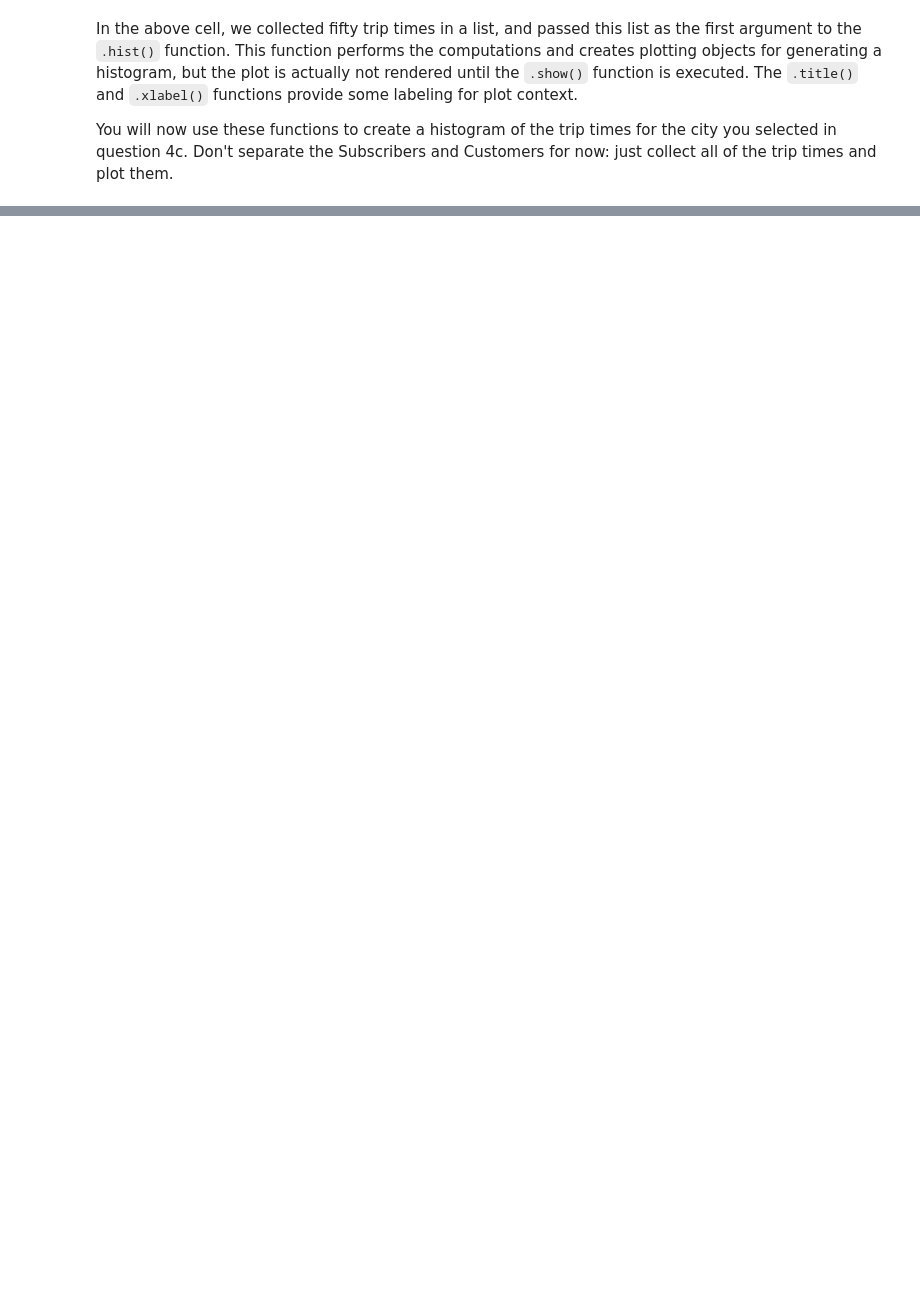
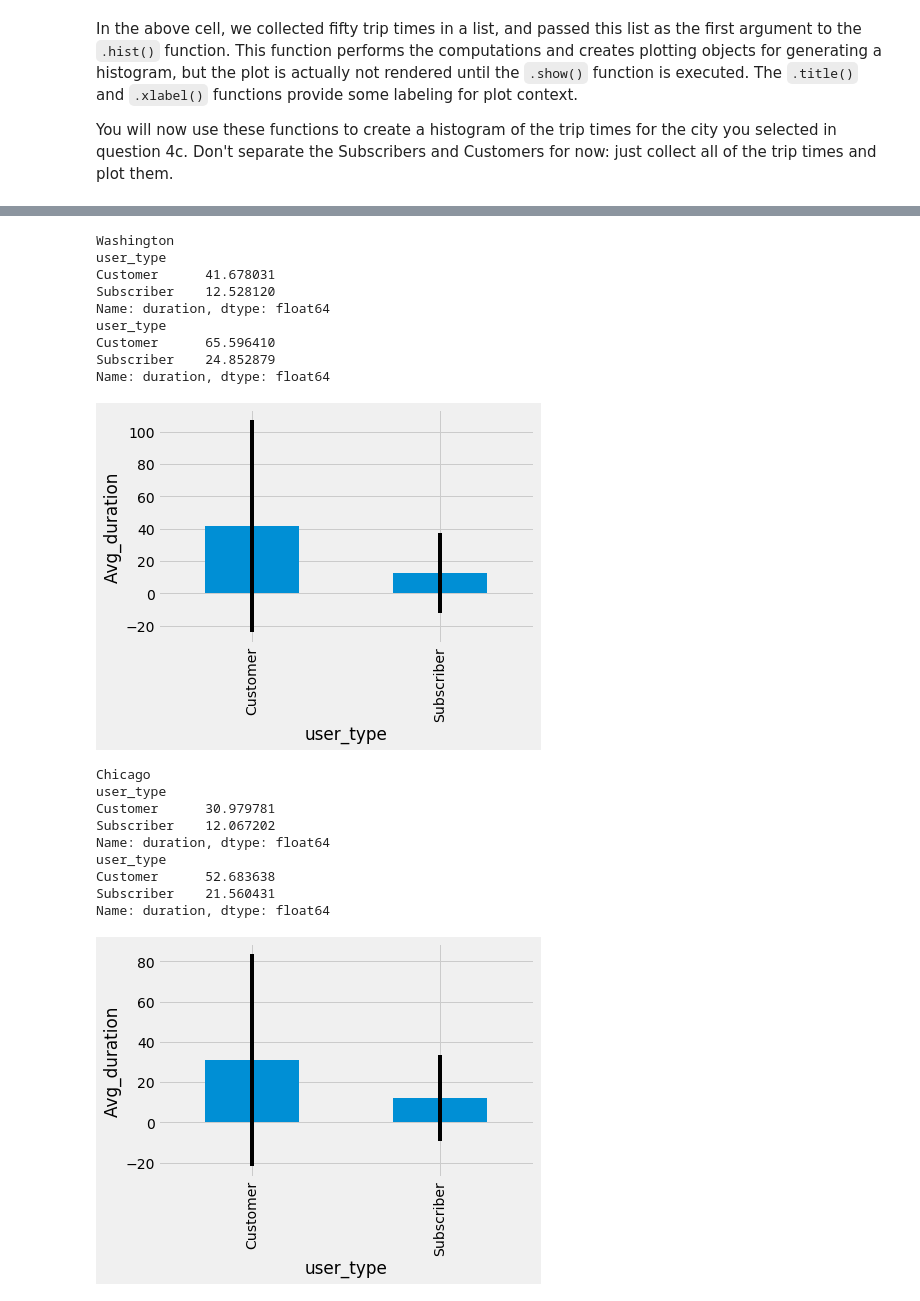
Before and after one commit to OsamaHamdyOsman/DAND_Udacity_Us_Bikeshare_analysis, a Jupyter notebook: Bike_Share_Analysis.ipynb, the cells around one changed output, grey strips where cells are left out. Drawn from its saved outputs; the diff is of its cells as text; code cells hidden in the pictures; blank space fills up the shorter version.

```diff
--- a/Bike_Share_Analysis.ipynb
+++ b/Bike_Share_Analysis.ipynb
@@ -681,0 +717,21 @@ You will now use these functions to create a histogram of the trip times for the
+# %%
+## Use this and additional cells to answer Question 5. ##
+## I prefere to make use of pandas dataframe structure when tackling visualization for ease of use.
+import pandas as pd
+
+def build_df_dicts(files_dict):
+
+    # initialize an empty dictionary to contain the dataframe for each city
+    dfs_dict = {}
+    for city, filename in files_dict.items():
+        print("\nCity: {}\n".format(city))
+        dfs_dict[city] = pd.read_csv(filename)
+
+        # Print the information of each dataframe to verify the function work
+        print (dfs_dict[city].info())
+
+    # Returing the dataframes' dictionary "dfs_dict"
+    return(dfs_dict)
+# %%
+# Verifying the functionalty of build_df_dicts and assigning the result to data_dict
+data_dict = build_df_dicts(cleaned_city_info)
@@ -681,0 +756,34 @@ You will now use these functions to create a histogram of the trip times for the
+# %%
+# plotting mean and standard deviation of the rides duration for each user type in the three cities.
+
+for city, df in data_dict.items():
+    print("\n" + city)
+    print(df.groupby('user_type').duration.mean())
+    print(df.groupby('user_type').duration.std())
+
+    # Plotting a bar chart for the mean duration of each user type and its pertinent standard deviations
+
+    df.groupby('user_type').duration.mean().plot.bar( yerr = df.groupby('user_type').duration.std())
+    plt.ylabel('Avg_duration')
+    plt.show()
+# %% [output]
+Washington
+user_type
+Customer      41.678031
+Subscriber    12.528120
+Name: duration, dtype: float64
+user_type
+Customer      65.596410
+Subscriber    24.852879
+Name: duration, dtype: float64
+[figure, added]
+Chicago
+user_type
+Customer      30.979781
+Subscriber    12.067202
+Name: duration, dtype: float64
+user_type
+Customer      52.683638
+Subscriber    21.560431
+Name: duration, dtype: float64
+[figure, added]
```
Also changed, not shown: parts of 23 cells of this notebook, 2 other files.
